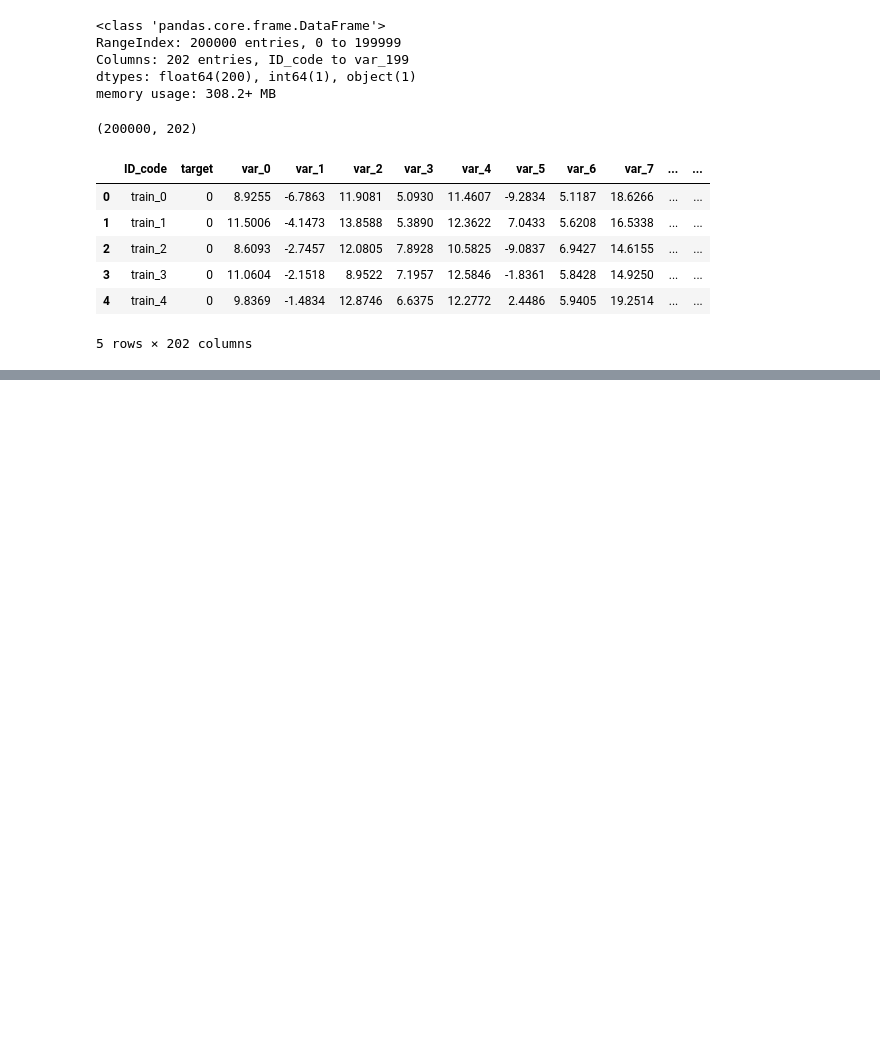
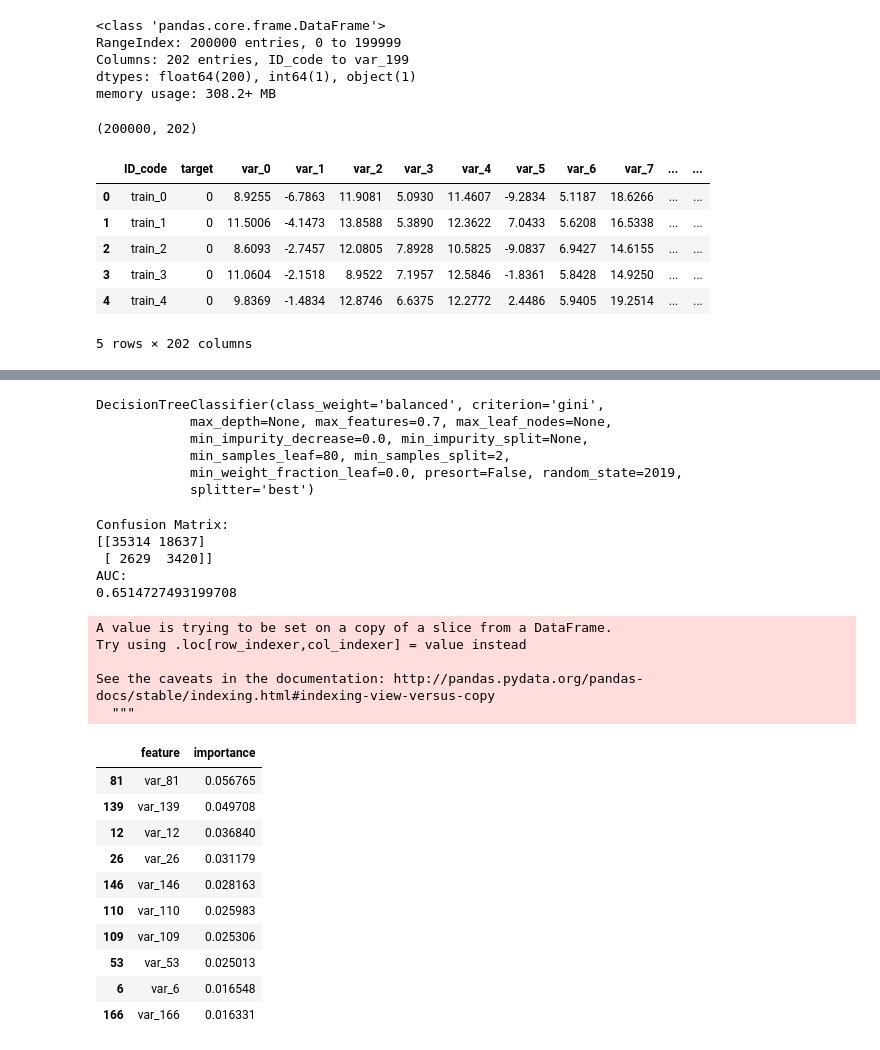
Before and after one commit to MeghaMhatre/Santander_Transaction_Prediction, a Jupyter notebook: src/transaction_prediction.ipynb, the cells around one changed output, grey strips where cells are left out. Cells and saved outputs as stored; diff of their text form; code cells hidden in the pictures; blank space fills up the shorter version.

Commit message:
Updated with models on 20

```diff
--- a/src/transaction_prediction.ipynb
+++ b/src/transaction_prediction.ipynb
@@ -207,0 +204,10 @@ NameError: name 'train' is not defined
+# %%
+# Target variable from the Training Set
+Target = train_df['target']
+
+# Input dataset for Train and Test
+train_inp = train_df.drop(columns = ['target', 'ID_code'])
+test_inp = test_df.drop(columns = ['ID_code'])
+
+# List of feature names
+features = list(train_inp.columns)
@@ -207,0 +217,12 @@ NameError: name 'train' is not defined
+# %%
+# Split the Train Dataset into training and validation sets for model building.
+# The training set now has 140K records and validation set has 60K records
+
+X_train, X_test, Y_train, Y_test = train_test_split(train_inp, Target,
+                                                    test_size= 0.3, random_state = 2019)
+
+# Create an object of Logistic Regression with parameters C and class_weight
+logist = LogisticRegression(C=0.001, class_weight='balanced')
+
+# Fit the training data on this object
+logist.fit(X_train, Y_train)
@@ -207,0 +297,14 @@ NameError: name 'train' is not defined
+# %%
+# Create Decision Tree Classifier object with few parameters
+tree_clf = DecisionTreeClassifier(class_weight='balanced', random_state = 2019,
+                                  max_features = 0.7, min_samples_leaf = 80)
+
+# Fit the object on training data
+tree_clf.fit(X_train, Y_train)
+# %% [output]
+DecisionTreeClassifier(class_weight='balanced', criterion='gini',
+            max_depth=None, max_features=0.7, max_leaf_nodes=None,
+            min_impurity_decrease=0.0, min_impurity_split=None,
+            min_samples_leaf=80, min_samples_split=2,
+            min_weight_fraction_leaf=0.0, presort=False, random_state=2019,
+            splitter='best')
@@ -207,0 +314,42 @@ NameError: name 'train' is not defined
+# %%
+# Predict for validation set and check the performance
+tree_preds = tree_clf.predict_proba(X_test)[:, 1]
+performance(Y_test, tree_preds)
+# %% [output]
+Confusion Matrix:
+[[35314 18637]
+ [ 2629  3420]]
+AUC:
+0.6514727493199708
+# %%
+# Submission dataframe
+tree_pred_test = tree_clf.predict_proba(test_inp)[:, 1]
+
+submitTree = test_df[['ID_code']]
+submitTree['target'] = tree_pred_test
+
+# Create the Submission File using logistic regression model
+submitTree.to_csv('Decision_Tree.csv', index = False)
+# %% [output]
+A value is trying to be set on a copy of a slice from a DataFrame.
+Try using .loc[row_indexer,col_indexer] = value instead
+
+See the caveats in the documentation: http://pandas.pydata.org/pandas-docs/stable/indexing.html#indexing-view-versus-copy
+  """
+# %%
+# Extract feature importances
+feature_importance_values = tree_clf.feature_importances_
+feature_importances = pd.DataFrame({'feature': features, 'importance': feature_importance_values})
+feature_importances.sort_values(by='importance', ascending=False).head(n=10)
+# %% [output]
+|  | feature | importance |
+| 81 | var_81 | 0.056765 |
+| 139 | var_139 | 0.049708 |
+| 12 | var_12 | 0.036840 |
+| 26 | var_26 | 0.031179 |
+| 146 | var_146 | 0.028163 |
+| 110 | var_110 | 0.025983 |
+| 109 | var_109 | 0.025306 |
+| 53 | var_53 | 0.025013 |
+| 6 | var_6 | 0.016548 |
+| 166 | var_166 | 0.016331 |
```
Also changed, not shown: parts of 43 cells of this notebook.
